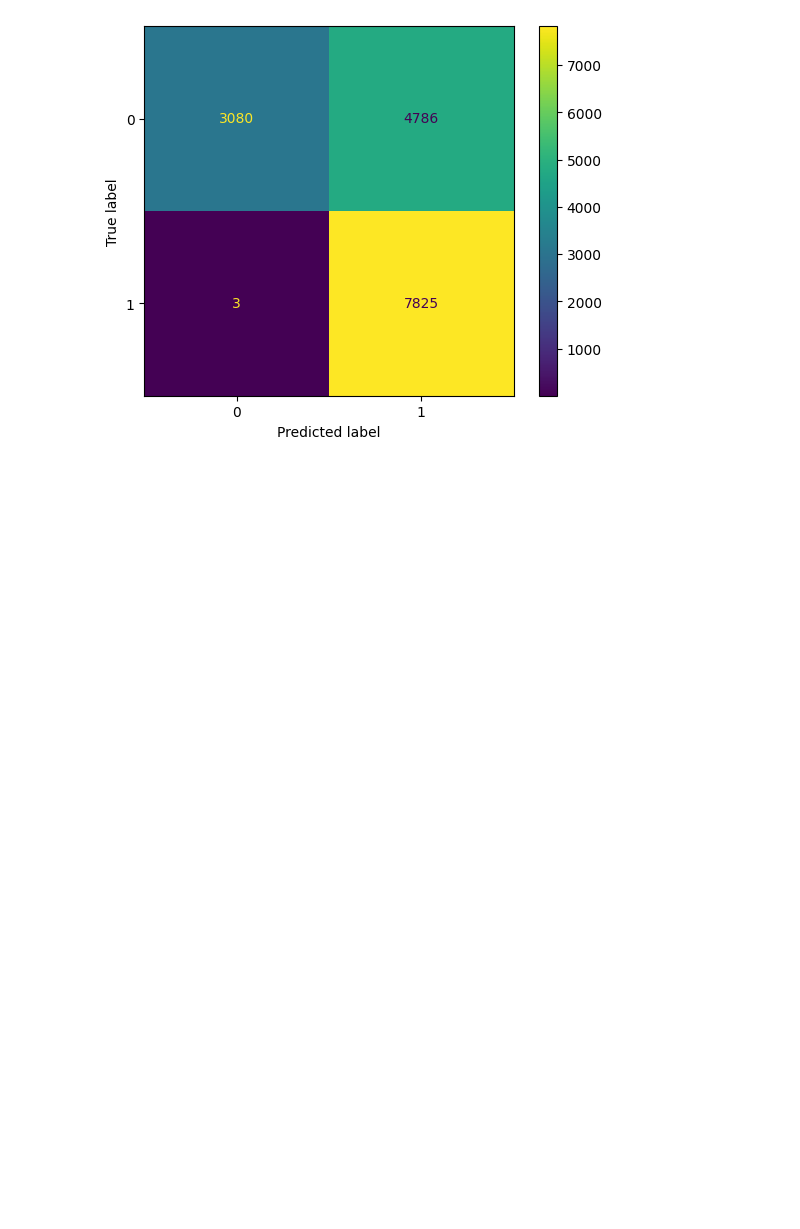
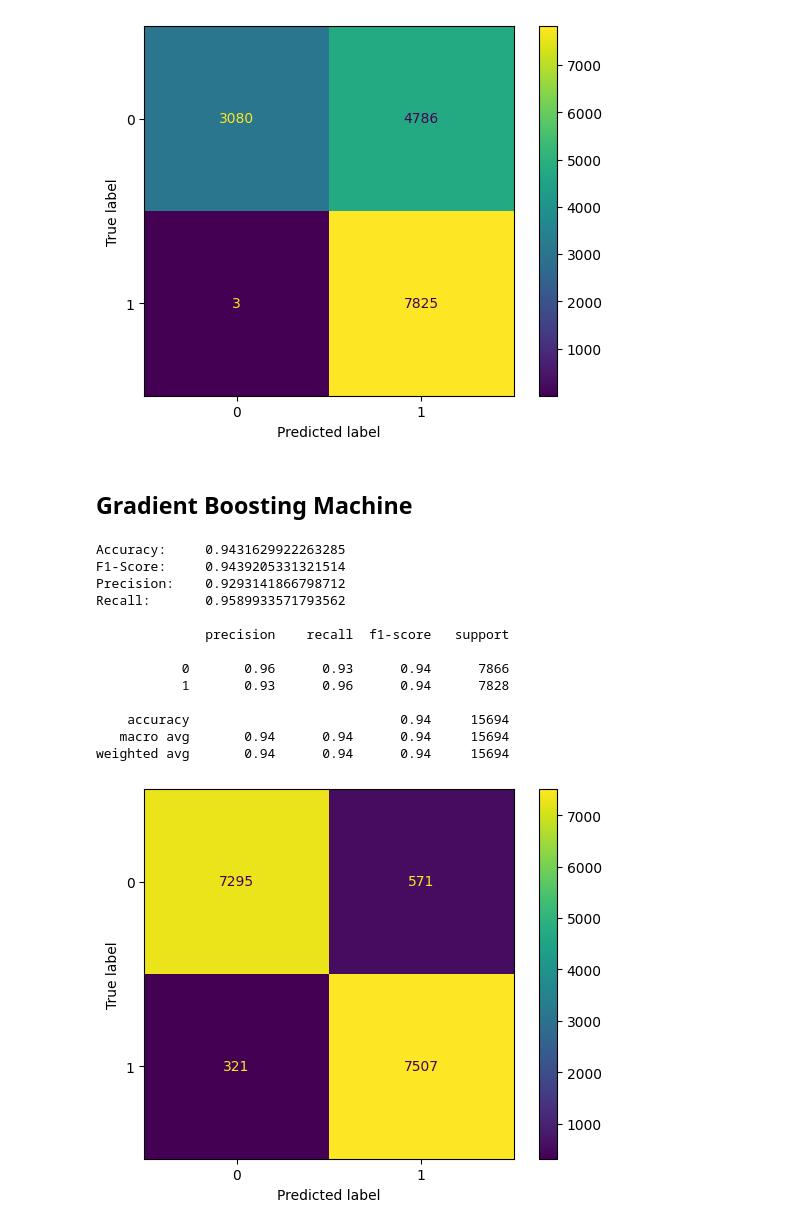
Before and after one commit to nikobiebl/Project-Work-2, a Jupyter notebook: code.ipynb, the cells around one changed output. Drawn from its saved outputs; the diff is of its cells as text; code cells hidden in the pictures; blank space fills up the shorter version.

```diff
--- a/code.ipynb
+++ b/code.ipynb
@@ -400,3 +401,32 @@ Recall:       0.9996167603474706
    macro avg       0.81      0.70      0.66     15694
 weighted avg       0.81      0.69      0.66     15694
 [figure]
+# %% [markdown]
+## Gradient Boosting Machine
+# %%
+# create classifier object
+gbm_tfidf_classifier = GradientBoostingClassifier(random_state=42)
+
+# train classifier
+gbm_tfidf_classifier.fit(X_train_tfidf, y_train)
+
+# test classifier
+gbm_tfidf_prediction = gbm_tfidf_classifier.predict(X_test_tfidf)
+
+# evaluate
+evaluate(gbm_tfidf_prediction)
+# %% [output]
+Accuracy:     0.9431629922263285
+F1-Score:     0.9439205331321514
+Precision:    0.9293141866798712
+Recall:       0.9589933571793562
+
+              precision    recall  f1-score   support
+
+           0       0.96      0.93      0.94      7866
+           1       0.93      0.96      0.94      7828
+
+    accuracy                           0.94     15694
+   macro avg       0.94      0.94      0.94     15694
+weighted avg       0.94      0.94      0.94     15694
+[figure, added]
```
Also changed, not shown: parts of 1 cell of this notebook, 1 other file.
